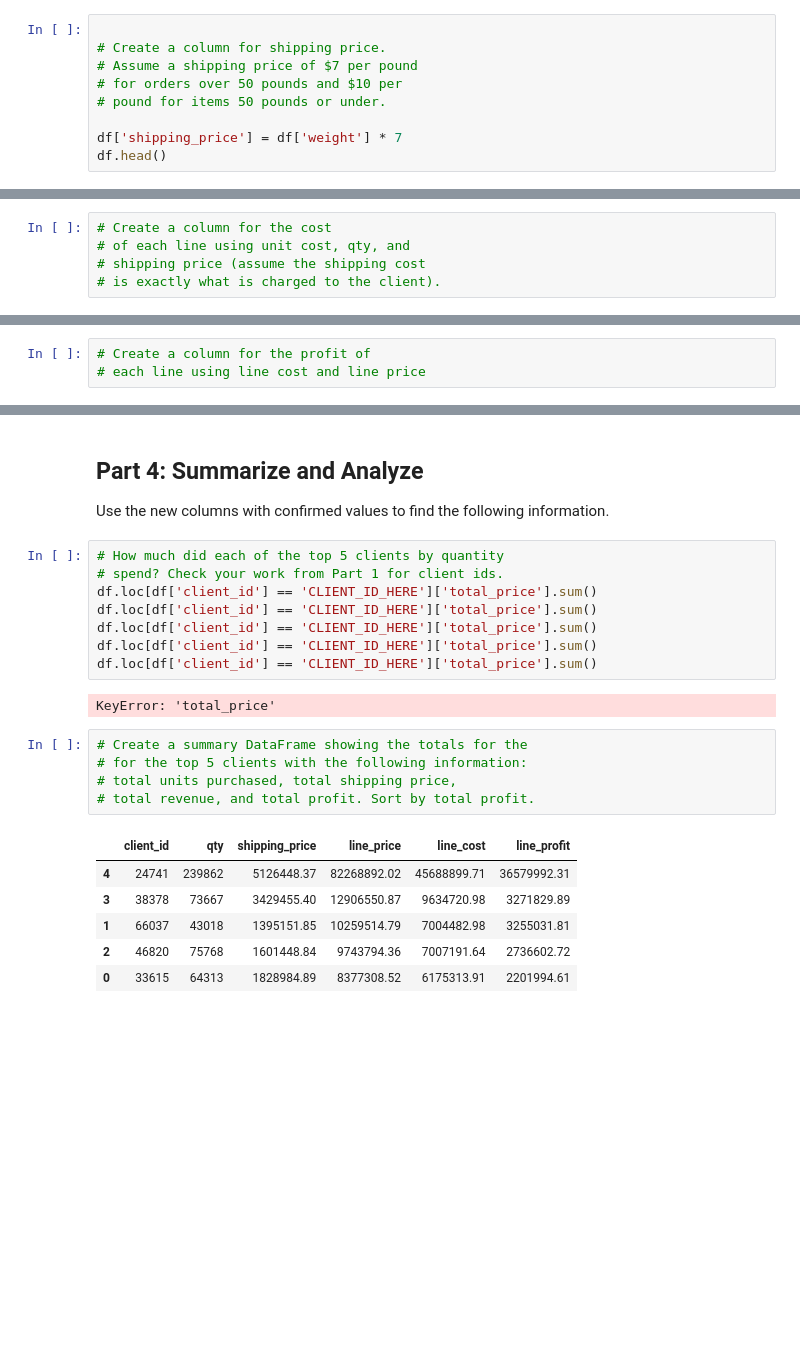
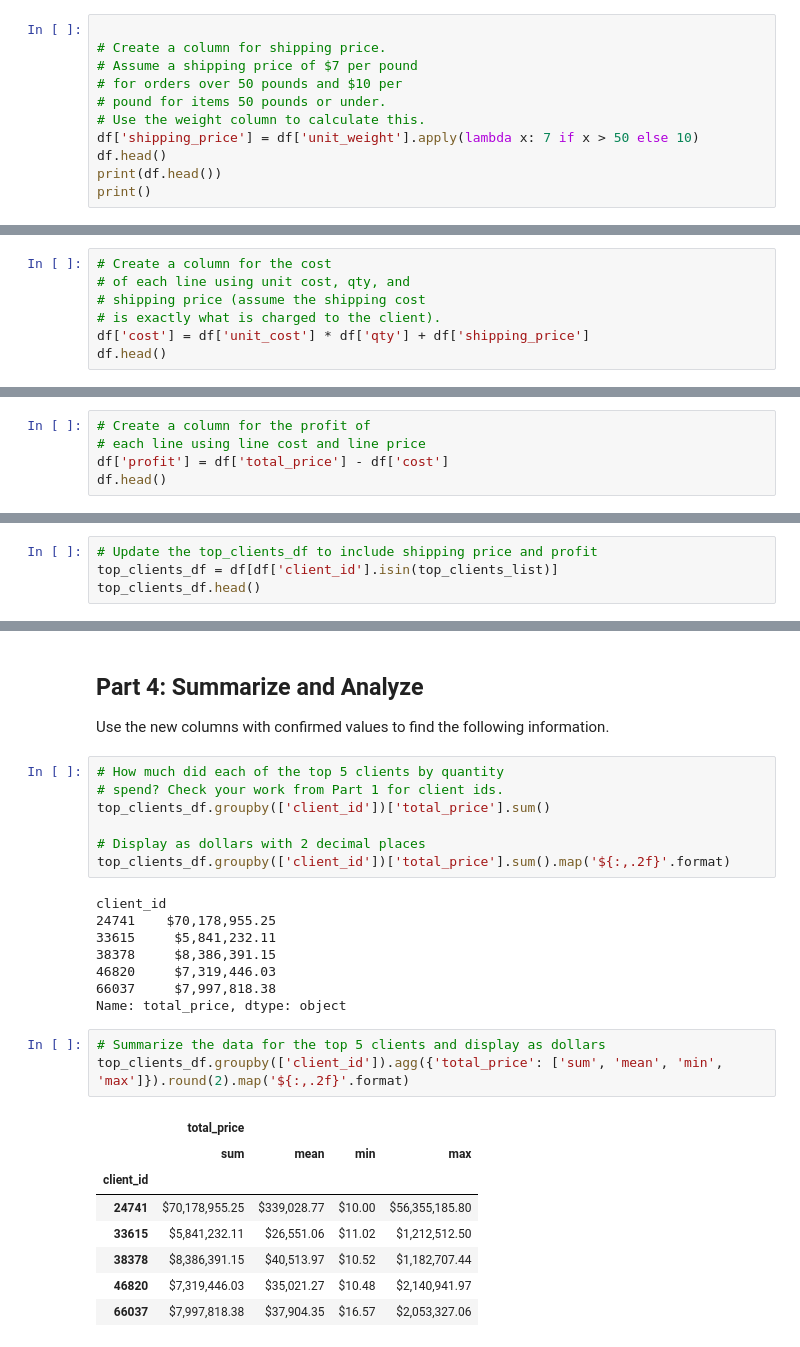
Before and after one commit to Katadhin/pandas-challenge-1, a Jupyter notebook: module_4_challenge.ipynb, the cells around one changed output, grey strips where cells are left out. Drawn from its saved outputs; the diff is of its cells as text; blank space fills up the shorter version.

```diff
--- a/module_4_challenge.ipynb
+++ b/module_4_challenge.ipynb
@@ -132,7 +162,9 @@ df.head()
 # Assume a shipping price of $7 per pound
 # for orders over 50 pounds and $10 per
 # pound for items 50 pounds or under.
-
-df['shipping_price'] = df['weight'] * 7
+# Use the weight column to calculate this.
+df['shipping_price'] = df['unit_weight'].apply(lambda x: 7 if x > 50 else 10)
 df.head()
+print(df.head())
+print()
 # %% [output]
@@ -150,6 +204,8 @@ KeyError: 'subtotal'
 # of each line using unit cost, qty, and
 # shipping price (assume the shipping cost
 # is exactly what is charged to the client).
+df['cost'] = df['unit_cost'] * df['qty'] + df['shipping_price']
+df.head()
 # %% [output]
 |  | first | last | job | phone | email | client_id | order_id | order_date | order_week | order_year | ... |
 | 0 | Donald | Harding | Immunologist | 793-904-7725x39308 | harding.donald.7185@sullivan.com | 58515 | 8953482 | 2023-04-28 | 17 | 2023 | ... |
@@ -159,6 +217,8 @@ KeyError: 'subtotal'
 # %%
 # Create a column for the profit of
 # each line using line cost and line price
+df['profit'] = df['total_price'] - df['cost']
+df.head()
 # %% [output]
 |  | first | last | job | phone | email | client_id | order_id | order_date | order_week | order_year | ... |
 | 0 | Donald | Harding | Immunologist | 793-904-7725x39308 | harding.donald.7185@sullivan.com | 58515 | 8953482 | 2023-04-28 | 17 | 2023 | ... |
@@ -167,0 +230,4 @@ KeyError: 'subtotal'
+# %%
+# Update the top_clients_df to include shipping price and profit
+top_clients_df = df[df['client_id'].isin(top_clients_list)]
+top_clients_df.head()
@@ -191,25 +293,30 @@ Use the new columns with confirmed values to find the following information.
 # %%
 # How much did each of the top 5 clients by quantity
 # spend? Check your work from Part 1 for client ids.
-df.loc[df['client_id'] == 'CLIENT_ID_HERE']['total_price'].sum()
-df.loc[df['client_id'] == 'CLIENT_ID_HERE']['total_price'].sum()
-df.loc[df['client_id'] == 'CLIENT_ID_HERE']['total_price'].sum()
-df.loc[df['client_id'] == 'CLIENT_ID_HERE']['total_price'].sum()
-df.loc[df['client_id'] == 'CLIENT_ID_HERE']['total_price'].sum()
+top_clients_df.groupby(['client_id'])['total_price'].sum()
+
+# Display as dollars with 2 decimal places
+top_clients_df.groupby(['client_id'])['total_price'].sum().map('${:,.2f}'.format)
 # %% [output]
-KeyError: 'total_price'
+client_id
+24741    $70,178,955.25
+33615     $5,841,232.11
+38378     $8,386,391.15
+46820     $7,319,446.03
+66037     $7,997,818.38
+Name: total_price, dtype: object
 # %%
-# Create a summary DataFrame showing the totals for the
-# for the top 5 clients with the following information:
-# total units purchased, total shipping price,
-# total revenue, and total profit. Sort by total profit.
+# Summarize the data for the top 5 clients and display as dollars
+top_clients_df.groupby(['client_id']).agg({'total_price': ['sum', 'mean', 'min', 'max']}).round(2).map('${:,.2f}'.format)
 # %% [output]
-|  | client_id | qty | shipping_price | line_price | line_cost | line_profit |
-| 4 | 24741 | 239862 | 5126448.37 | 82268892.02 | 45688899.71 | 36579992.31 |
-| 3 | 38378 | 73667 | 3429455.40 | 12906550.87 | 9634720.98 | 3271829.89 |
-| 1 | 66037 | 43018 | 1395151.85 | 10259514.79 | 7004482.98 | 3255031.81 |
-| 2 | 46820 | 75768 | 1601448.84 | 9743794.36 | 7007191.64 | 2736602.72 |
-| 0 | 33615 | 64313 | 1828984.89 | 8377308.52 | 6175313.91 | 2201994.61 |
+|  | total_price |  |  |  |
+|  | sum | mean | min | max |
+| client_id |  |  |  |  |
+| 24741 | $70,178,955.25 | $339,028.77 | $10.00 | $56,355,185.80 |
+| 33615 | $5,841,232.11 | $26,551.06 | $11.02 | $1,212,512.50 |
+| 38378 | $8,386,391.15 | $40,513.97 | $10.52 | $1,182,707.44 |
+| 46820 | $7,319,446.03 | $35,021.27 | $10.48 | $2,140,941.97 |
+| 66037 | $7,997,818.38 | $37,904.35 | $16.57 | $2,053,327.06 |
 # %%
 # Format the data and rename the columns
 # to names suitable for presentation.
```
Also changed, not shown: parts of 19 cells of this notebook, 3 other files.
